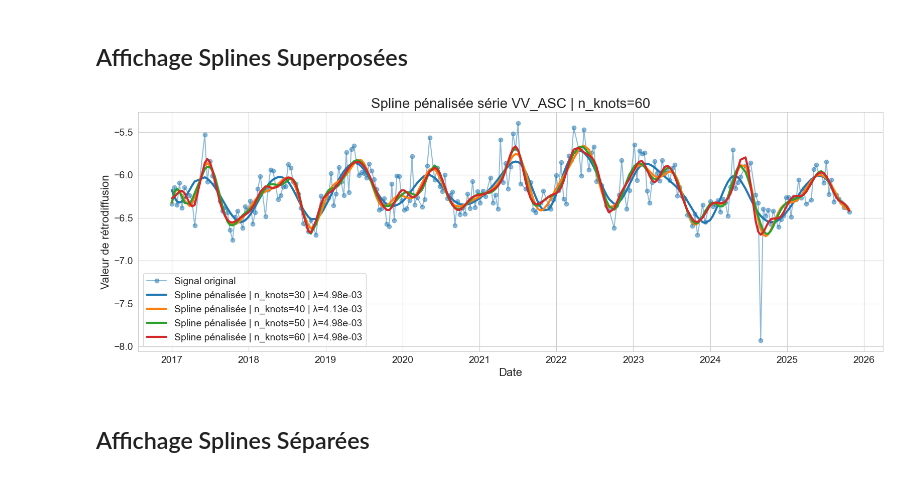
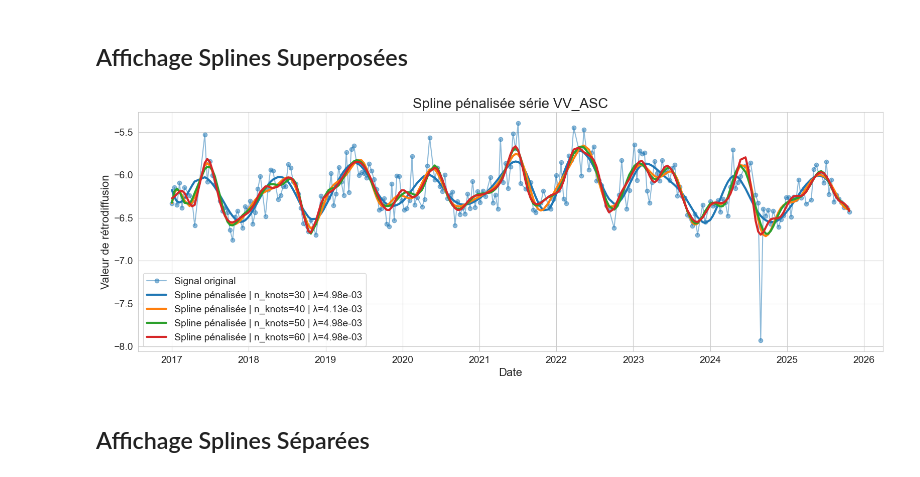
Before and after one commit to clairesn23/readingseminar, a Jupyter notebook: splines.ipynb, the cells around one changed output. Cells and saved outputs as stored; diff of their text form; code cells hidden in the pictures.

```diff
--- a/splines.ipynb
+++ b/splines.ipynb
@@ -279,35 +279,35 @@ plt.plot(
     values,
     '-o',
     color='tab:blue',
     alpha=0.5,
     linewidth=1.5,
     markersize=6,
     label="Signal original"
 )
 
 # 🟠 Superposition des splines
 for n_knots in knot_list:
     B = build_bspline_basis(t_numeric, n_knots)
     lam_opt = optimize_lambda_gcv(B, values)
     _, Y_hat = penalized_spline_fit(B, values, lam_opt)
 
     plt.plot(
         dates,
         Y_hat,
         linewidth=3,   # spline bien visible
         label=f"Spline pénalisée | n_knots={n_knots} | λ={lam_opt:.2e}"
     )
 
 # Titres et axes
-plt.title(f"Spline pénalisée série {series_to_plot} | n_knots={n_knots}")
+plt.title(f"Spline pénalisée série {series_to_plot}")
 plt.xlabel("Date")
 plt.ylabel("Valeur de rétrodiffusion")
 
 plt.legend()
 plt.tight_layout()
 plt.show()
 # %% [output]
-[figure, old version]
+[figure, new version]
 # %% [markdown]
 ## Affichage Splines Séparées
 # %%
```
